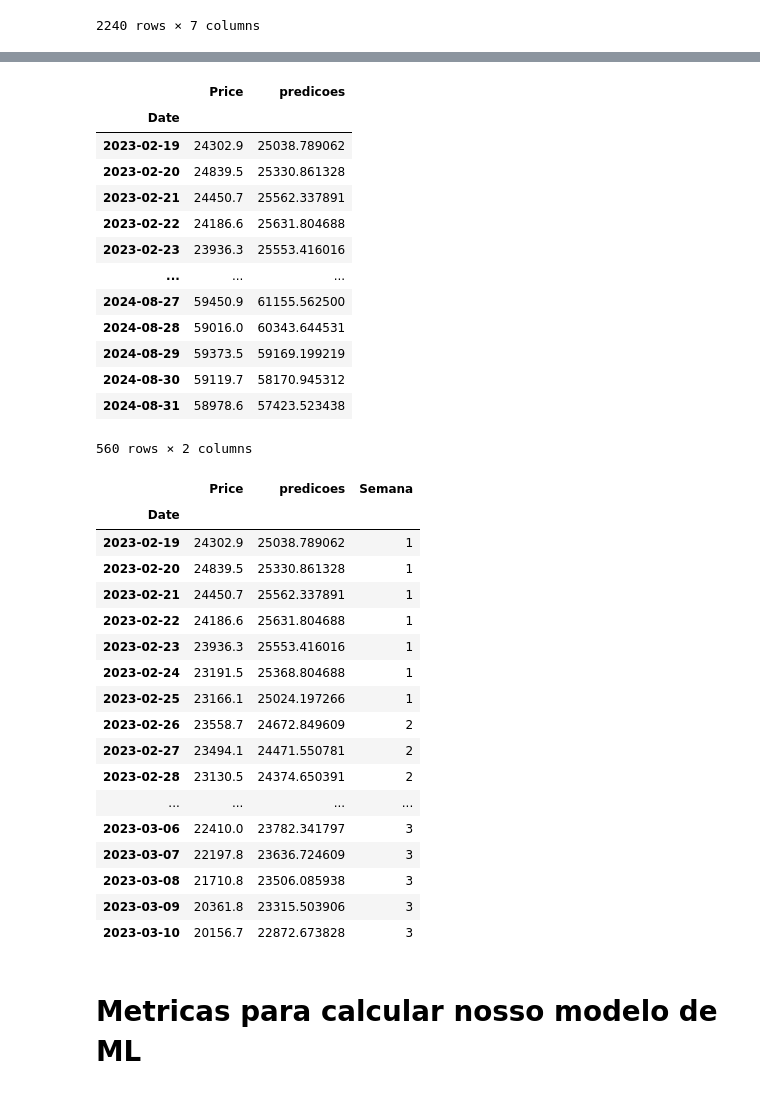
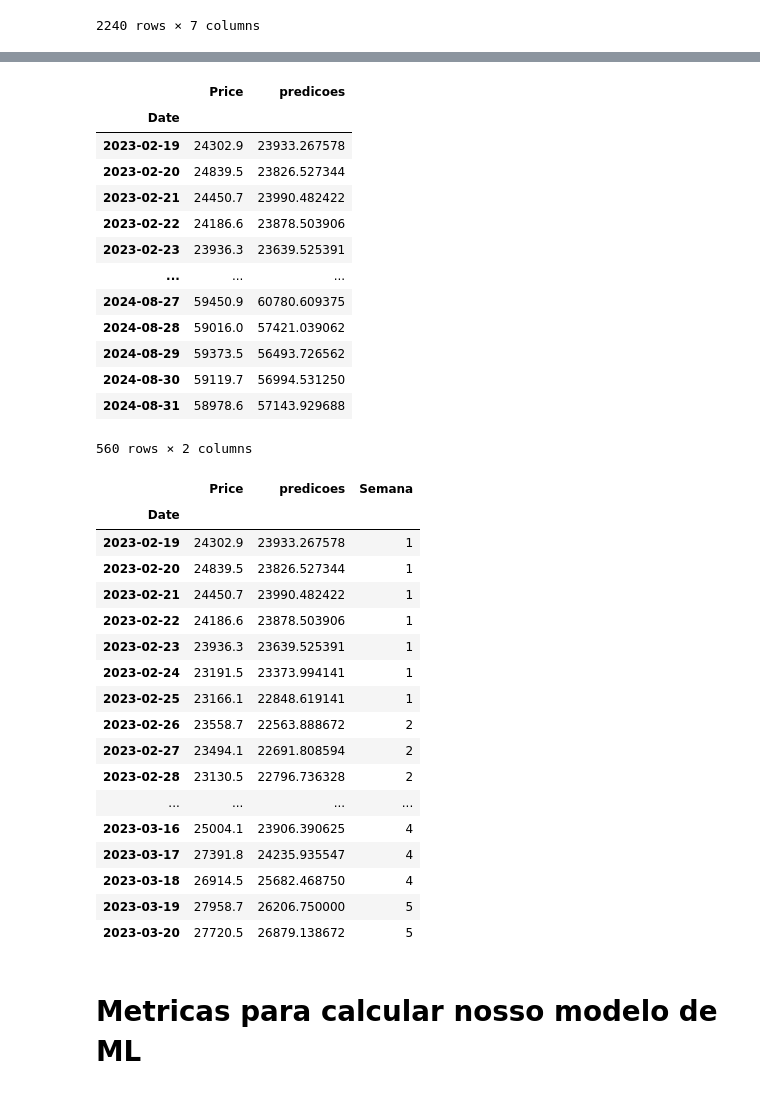
Before and after one commit to yuripopic/TCC-CryptoRush, a Jupyter notebook: CryptoRush/Grafico/machine_learning.ipynb, the cells around one changed output, grey strips where cells are left out. Drawn from its saved outputs; the diff is of its cells as text; code cells hidden in the pictures.

```diff
--- a/CryptoRush/Grafico/machine_learning.ipynb
+++ b/CryptoRush/Grafico/machine_learning.ipynb
@@ -66,7 +66,7 @@ acao['Vol.'] = acao['Vol.'].apply(converter_vol_para_numero)
 # Ordenar data das bases
 acao = acao.sort_values(by='Date', ascending=True)
 
-acao = acao.rename(columns={'Vol.': 'Volume', 'Change %': 'Change'})
+acao = acao.rename(columns={'Vol.': 'Volume'})
 
 acao
 # %% [output]
@@ -209,7 +209,7 @@ modelo = Sequential()
 
 # Primeira camada LSTM com dropout
 modelo.add(LSTM(100, return_sequences=True, input_shape=(treinamento_x.shape[1], 1)))
-modelo.add(Dropout(0.2))
+# modelo.add(Dropout(0.2))
 
 # Segunda camada LSTM
 modelo.add(LSTM(50, return_sequences=False))
@@ -237,5 +237,5 @@ modelo.compile(optimizer="adam", loss="mean_squared_error")
 #batch size é depois de quantas em quantas amostras o modelo irá otimizar os parâmetros.
 #epochs é quantas vezes o algoritmo irá rodar os dados treinamento, aprendendo.
 
-modelo.fit(treinamento_x, treinamento_y, batch_size=1, epochs=1)
+modelo.fit(treinamento_x, treinamento_y, batch_size=20, epochs=20)
 # %% [output]
@@ -344,41 +360,41 @@ df_previsao
 # %% [output]
 |  | Price | predicoes |
 | Date |  |  |
-| 2023-02-19 | 24302.9 | 25038.789062 |
-| 2023-02-20 | 24839.5 | 25330.861328 |
-| 2023-02-21 | 24450.7 | 25562.337891 |
-| 2023-02-22 | 24186.6 | 25631.804688 |
-| 2023-02-23 | 23936.3 | 25553.416016 |
+| 2023-02-19 | 24302.9 | 23933.267578 |
+| 2023-02-20 | 24839.5 | 23826.527344 |
+| 2023-02-21 | 24450.7 | 23990.482422 |
+| 2023-02-22 | 24186.6 | 23878.503906 |
+| 2023-02-23 | 23936.3 | 23639.525391 |
 | ... | ... | ... |
-| 2024-08-27 | 59450.9 | 61155.562500 |
-| 2024-08-28 | 59016.0 | 60343.644531 |
-| 2024-08-29 | 59373.5 | 59169.199219 |
-| 2024-08-30 | 59119.7 | 58170.945312 |
-| 2024-08-31 | 58978.6 | 57423.523438 |
+| 2024-08-27 | 59450.9 | 60780.609375 |
+| 2024-08-28 | 59016.0 | 57421.039062 |
+| 2024-08-29 | 59373.5 | 56493.726562 |
+| 2024-08-30 | 59119.7 | 56994.531250 |
+| 2024-08-31 | 58978.6 | 57143.929688 |
 560 rows × 2 columns
 # %%
 df_previsao_semanal = df_previsao
 df_previsao_semanal['Semana'] = ((df_previsao_semanal.index - df_previsao_semanal.index.min()).days // 7) + 1
-df_previsao_semanal.head(20)
+df_previsao_semanal.head(30)
 # %% [output]
 |  | Price | predicoes | Semana |
 | Date |  |  |  |
-| 2023-02-19 | 24302.9 | 25038.789062 | 1 |
-| 2023-02-20 | 24839.5 | 25330.861328 | 1 |
-| 2023-02-21 | 24450.7 | 25562.337891 | 1 |
-| 2023-02-22 | 24186.6 | 25631.804688 | 1 |
-| 2023-02-23 | 23936.3 | 25553.416016 | 1 |
-| 2023-02-24 | 23191.5 | 25368.804688 | 1 |
-| 2023-02-25 | 23166.1 | 25024.197266 | 1 |
-| 2023-02-26 | 23558.7 | 24672.849609 | 2 |
-| 2023-02-27 | 23494.1 | 24471.550781 | 2 |
-| 2023-02-28 | 23130.5 | 24374.650391 | 2 |
+| 2023-02-19 | 24302.9 | 23933.267578 | 1 |
+| 2023-02-20 | 24839.5 | 23826.527344 | 1 |
+| 2023-02-21 | 24450.7 | 23990.482422 | 1 |
+| 2023-02-22 | 24186.6 | 23878.503906 | 1 |
+| 2023-02-23 | 23936.3 | 23639.525391 | 1 |
+| 2023-02-24 | 23191.5 | 23373.994141 | 1 |
+| 2023-02-25 | 23166.1 | 22848.619141 | 1 |
+| 2023-02-26 | 23558.7 | 22563.888672 | 2 |
+| 2023-02-27 | 23494.1 | 22691.808594 | 2 |
+| 2023-02-28 | 23130.5 | 22796.736328 | 2 |
 | ... | ... | ... | ... |
-| 2023-03-06 | 22410.0 | 23782.341797 | 3 |
-| 2023-03-07 | 22197.8 | 23636.724609 | 3 |
-| 2023-03-08 | 21710.8 | 23506.085938 | 3 |
-| 2023-03-09 | 20361.8 | 23315.503906 | 3 |
-| 2023-03-10 | 20156.7 | 22872.673828 | 3 |
+| 2023-03-16 | 25004.1 | 23906.390625 | 4 |
+| 2023-03-17 | 27391.8 | 24235.935547 | 4 |
+| 2023-03-18 | 26914.5 | 25682.468750 | 4 |
+| 2023-03-19 | 27958.7 | 26206.750000 | 5 |
+| 2023-03-20 | 27720.5 | 26879.138672 | 5 |
 # %% [markdown]
 # Metricas para calcular nosso modelo de ML
 # %% [markdown]
```
Also changed, not shown: parts of 11 cells of this notebook, 6 other files.
